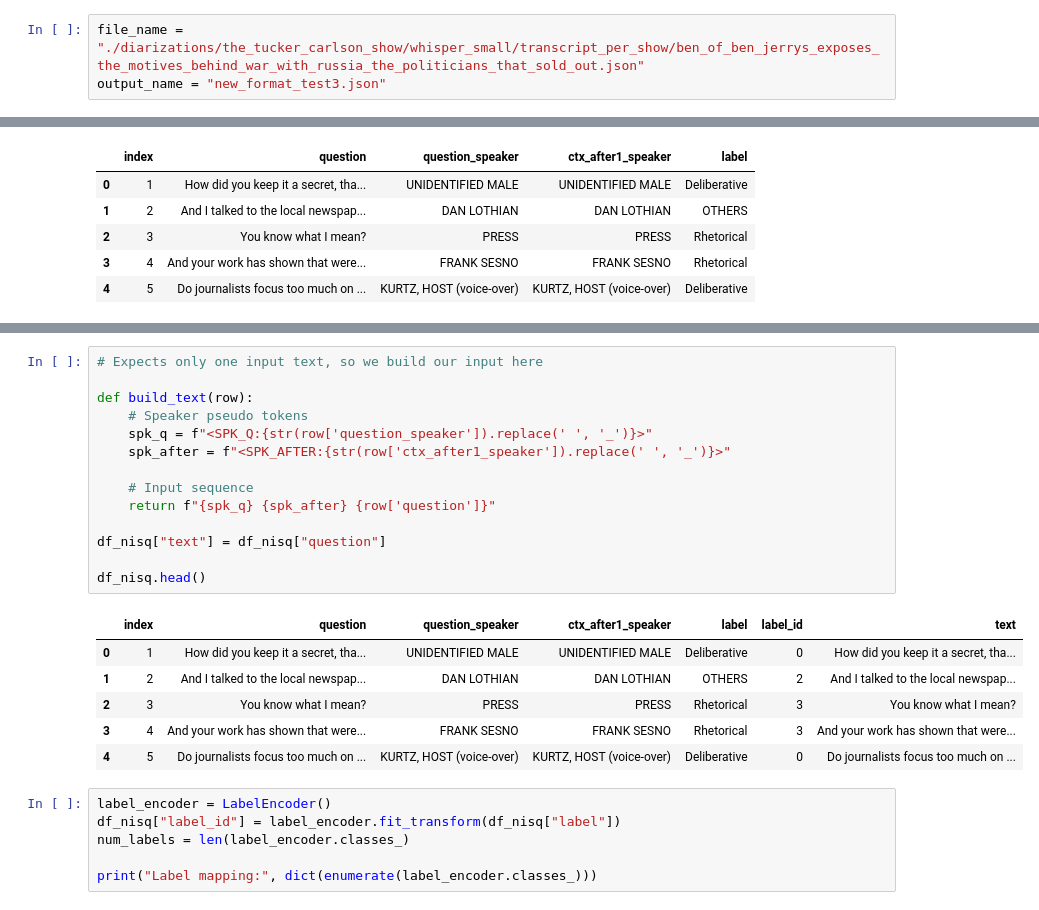
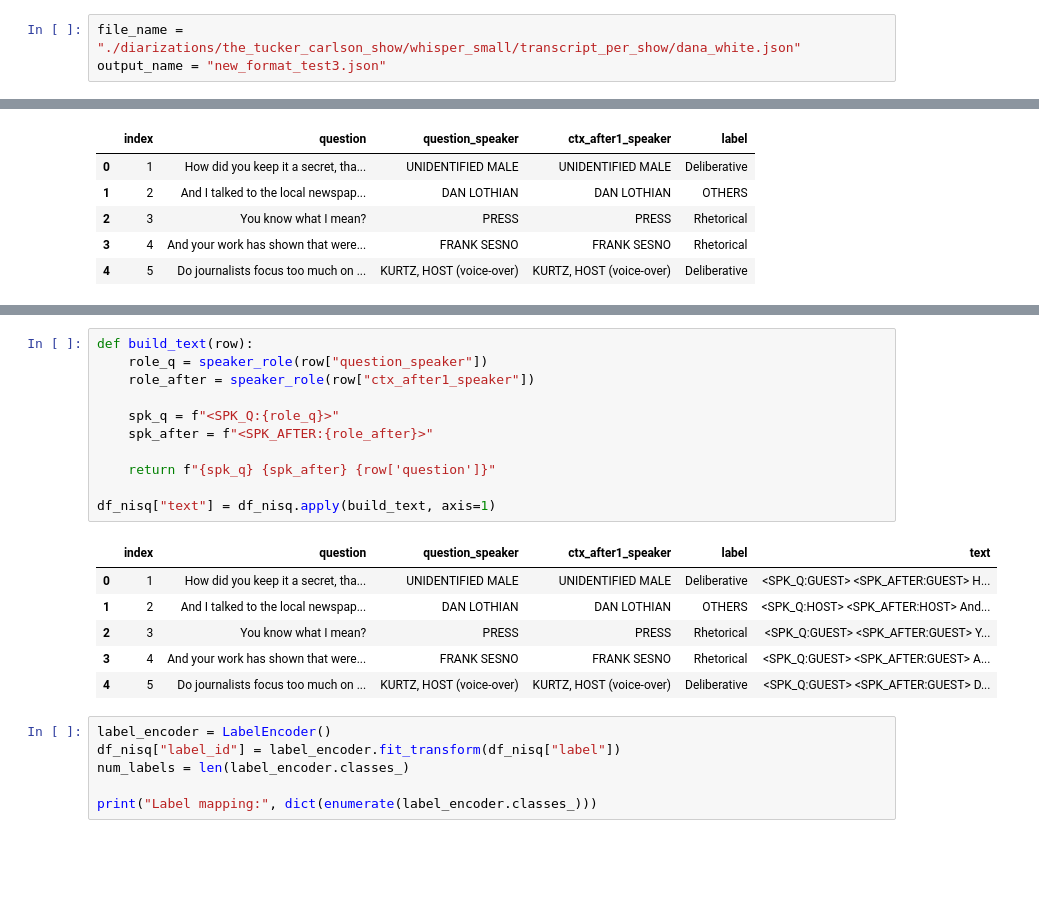
Before and after one commit to Nikolayy1/podcast_othering, a Jupyter notebook: feature_extraction.ipynb, the cells around one changed output, grey strips where cells are left out. Saved outputs shown, nothing was run; the diff lists cells and outputs as text; blank space fills up the shorter version.

```diff
--- a/feature_extraction.ipynb
+++ b/feature_extraction.ipynb
@@ -61,7 +61,7 @@ WARNING:tensorflow:From c:\Users\hofin\anaconda3\envs\podcast\lib\site-packages\
 [nltk_data]     C:\Users\hofin\AppData\Roaming\nltk_data...
 [nltk_data]   Package stopwords is already up-to-date!
 # %%
-file_name = "./diarizations/the_tucker_carlson_show/whisper_small/transcript_per_show/ben_of_ben_jerrys_exposes_the_motives_behind_war_with_russia_the_politicians_that_sold_out.json"
+file_name = "./diarizations/the_tucker_carlson_show/whisper_small/transcript_per_show/dana_white.json"
 output_name = "new_format_test3.json"
 # %% [markdown]
 ### Total Questions in episode
@@ -734,24 +779,21 @@ df_nisq.head()
 # %%
-# Expects only one input text, so we build our input here
+def build_text(row):
+    role_q = speaker_role(row["question_speaker"])
+    role_after = speaker_role(row["ctx_after1_speaker"])
 
-def build_text(row):
-    # Speaker pseudo tokens
-    spk_q = f"<SPK_Q:{str(row['question_speaker']).replace(' ', '_')}>"
-    spk_after = f"<SPK_AFTER:{str(row['ctx_after1_speaker']).replace(' ', '_')}>"
+    spk_q = f"<SPK_Q:{role_q}>"
+    spk_after = f"<SPK_AFTER:{role_after}>"
 
-    # Input sequence
     return f"{spk_q} {spk_after} {row['question']}"
 
-df_nisq["text"] = df_nisq["question"]
-
-df_nisq.head()
+df_nisq["text"] = df_nisq.apply(build_text, axis=1)
 # %% [output]
-|  | index | question | question_speaker | ctx_after1_speaker | label | label_id | text |
-| 0 | 1 | How did you keep it a secret, tha... | UNIDENTIFIED MALE | UNIDENTIFIED MALE | Deliberative | 0 | How did you keep it a secret, tha... |
-| 1 | 2 | And I talked to the local newspap... | DAN LOTHIAN | DAN LOTHIAN | OTHERS | 2 | And I talked to the local newspap... |
-| 2 | 3 | You know what I mean? | PRESS | PRESS | Rhetorical | 3 | You know what I mean? |
-| 3 | 4 | And your work has shown that were... | FRANK SESNO | FRANK SESNO | Rhetorical | 3 | And your work has shown that were... |
-| 4 | 5 | Do journalists focus too much on ... | KURTZ, HOST (voice-over) | KURTZ, HOST (voice-over) | Deliberative | 0 | Do journalists focus too much on ... |
+|  | index | question | question_speaker | ctx_after1_speaker | label | text |
+| 0 | 1 | How did you keep it a secret, tha... | UNIDENTIFIED MALE | UNIDENTIFIED MALE | Deliberative | <SPK_Q:GUEST> <SPK_AFTER:GUEST> H... |
+| 1 | 2 | And I talked to the local newspap... | DAN LOTHIAN | DAN LOTHIAN | OTHERS | <SPK_Q:HOST> <SPK_AFTER:HOST> And... |
+| 2 | 3 | You know what I mean? | PRESS | PRESS | Rhetorical | <SPK_Q:GUEST> <SPK_AFTER:GUEST> Y... |
+| 3 | 4 | And your work has shown that were... | FRANK SESNO | FRANK SESNO | Rhetorical | <SPK_Q:GUEST> <SPK_AFTER:GUEST> A... |
+| 4 | 5 | Do journalists focus too much on ... | KURTZ, HOST (voice-over) | KURTZ, HOST (voice-over) | Deliberative | <SPK_Q:GUEST> <SPK_AFTER:GUEST> D... |
 # %%
 label_encoder = LabelEncoder()
 df_nisq["label_id"] = label_encoder.fit_transform(df_nisq["label"])
```
Also changed, not shown: parts of 9 cells of this notebook, 2 other files.
